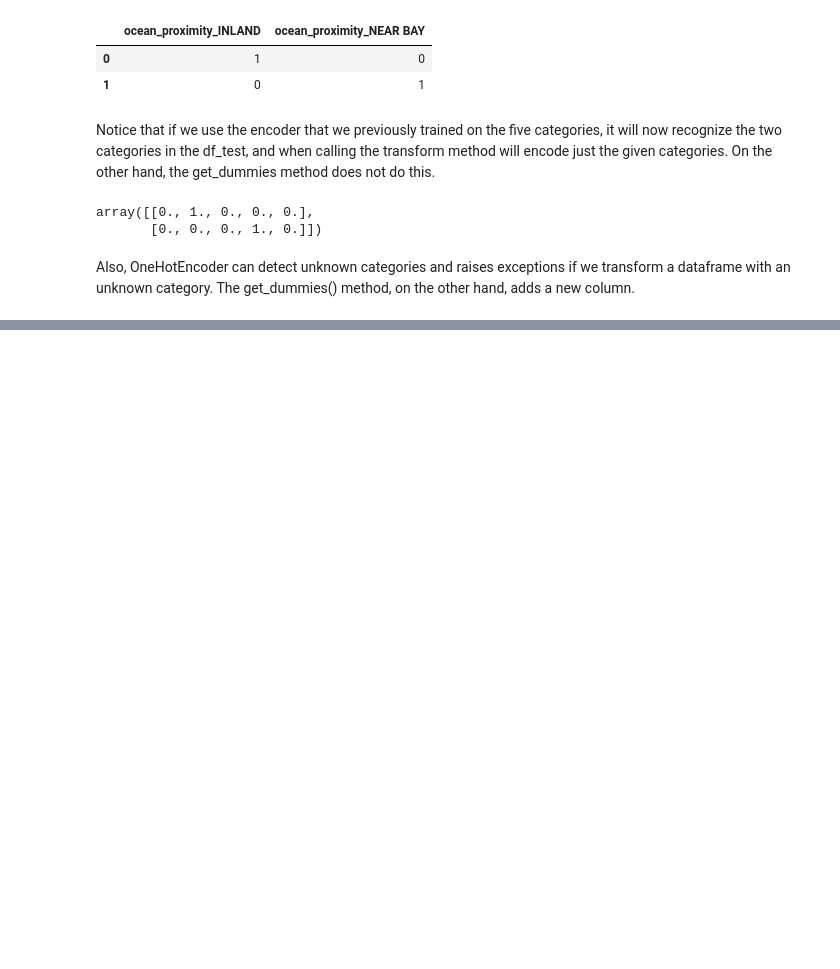
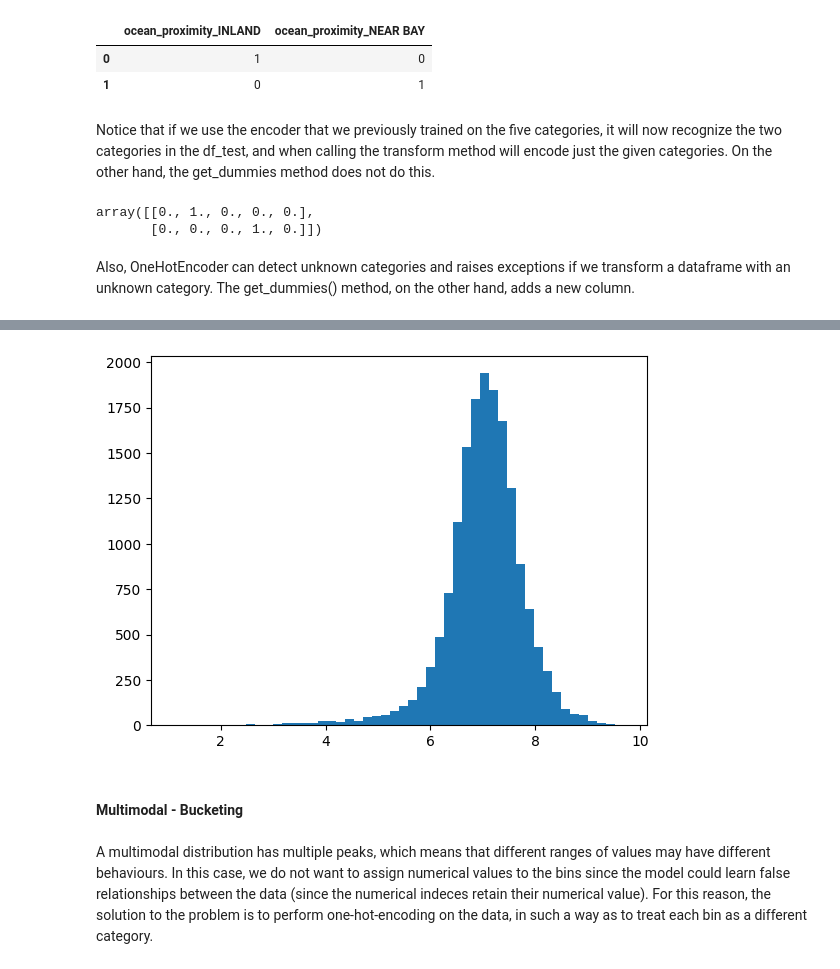
Before and after one commit to FelixPotato2/Learning, a Jupyter notebook: Predict_district_prices.ipynb, the cells around one changed output, grey strips where cells are left out. Saved outputs shown, nothing was run; the diff lists cells and outputs as text; code cells hidden in the pictures; blank space fills up the shorter version.

```diff
--- a/Predict_district_prices.ipynb
+++ b/Predict_district_prices.ipynb
@@ -503,0 +544,11 @@ Also, OneHotEncoder can detect unknown categories and raises exceptions if we tr
+# %%
+housing_population_log = np.log(housing['population'])
+# %%
+plt.hist(housing_population_log, bins = 50)
+plt.show()
+# %% [output]
+[figure, added]
+# %% [markdown]
+#### Multimodal - Bucketing
+# %% [markdown]
+A multimodal distribution has multiple peaks, which means that different ranges of values may have different behaviours. In this case, we do not want to assign numerical values to the bins since the model could learn false relationships between the data (since the numerical indeces retain their numerical value). For this reason, the solution to the problem is to perform one-hot-encoding on the data, in such a way as to treat each bin as a different category.
```
Also changed, not shown: parts of 18 cells of this notebook.
